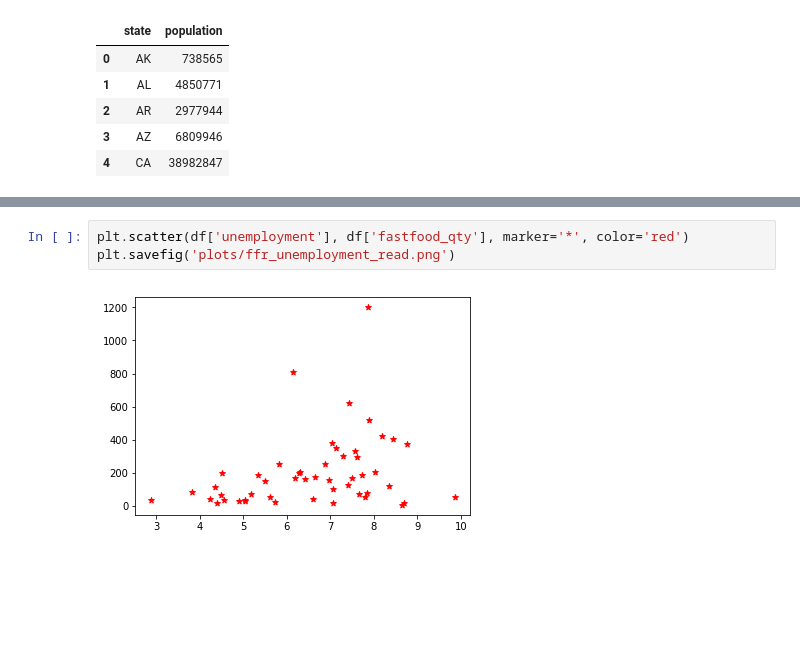
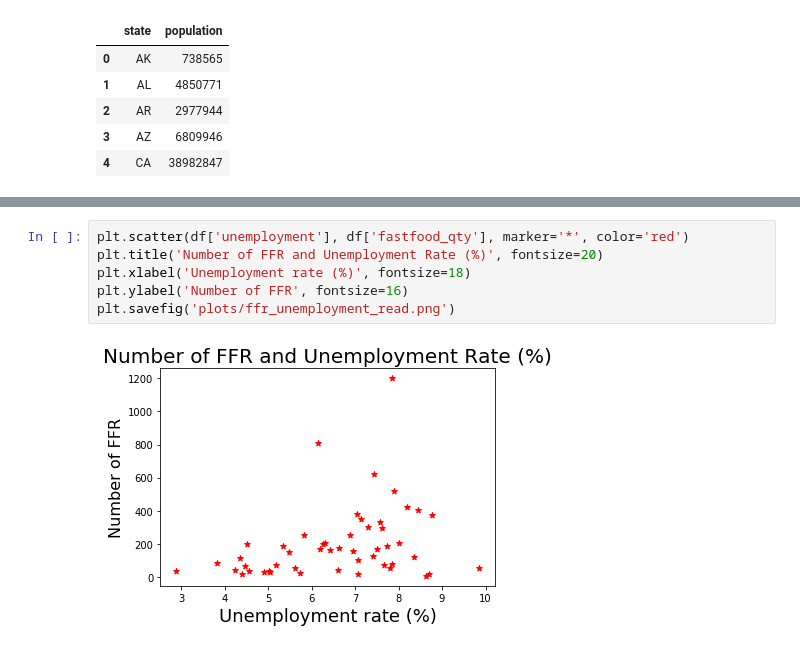
Before and after one commit to tduszyk/Supersize_America, a Jupyter notebook: supersize_america.ipynb, the cells around one changed output, grey strips where cells are left out. Drawn from its saved outputs; the diff is of its cells as text; blank space fills up the shorter version.

```diff
--- a/supersize_america.ipynb
+++ b/supersize_america.ipynb
@@ -247,8 +256,11 @@ plt.savefig('plots/ffr_professional_read.png')
 # %%
 plt.scatter(df['unemployment'], df['fastfood_qty'], marker='*', color='red')
+plt.title('Number of FFR and Unemployment Rate (%)', fontsize=20)
+plt.xlabel('Unemployment rate (%)', fontsize=18)
+plt.ylabel('Number of FFR', fontsize=16)
 plt.savefig('plots/ffr_unemployment_read.png')
 # %% [output]
-[figure, old version]
+[figure, new version]
 # %%
 # create masked array
 fig, (ax1, ax2, ax3, ax4) = plt.subplots(nrows=4)#, )
```
Also changed, not shown: parts of 5 cells of this notebook, 4 other files.
